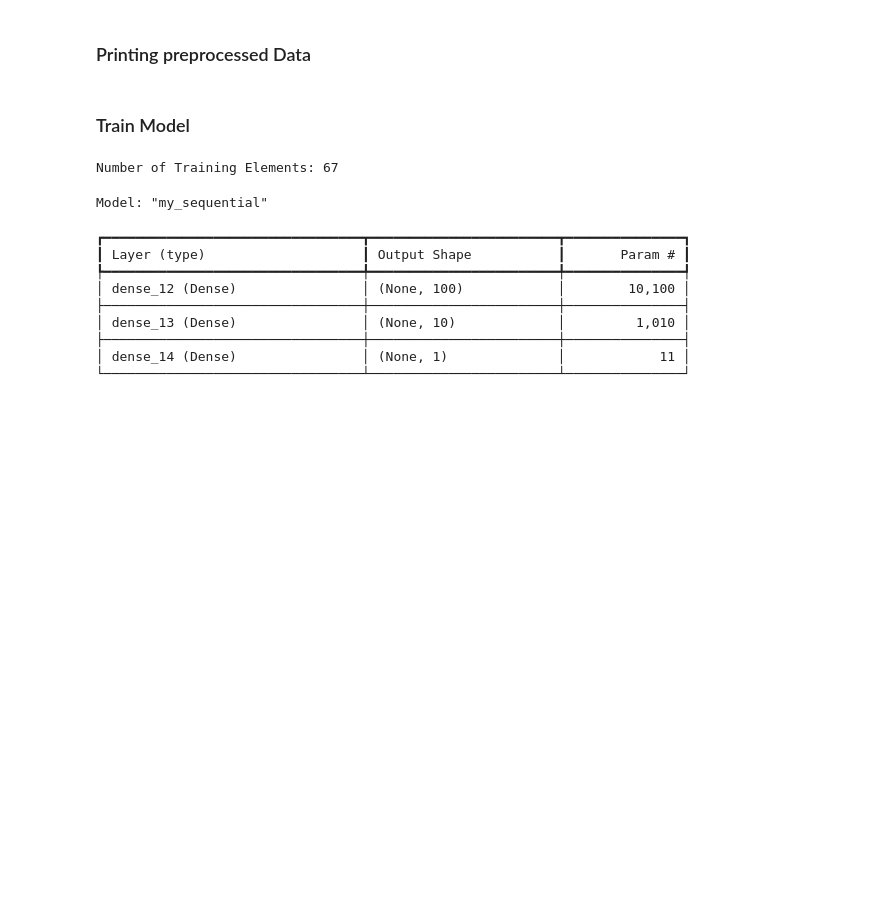
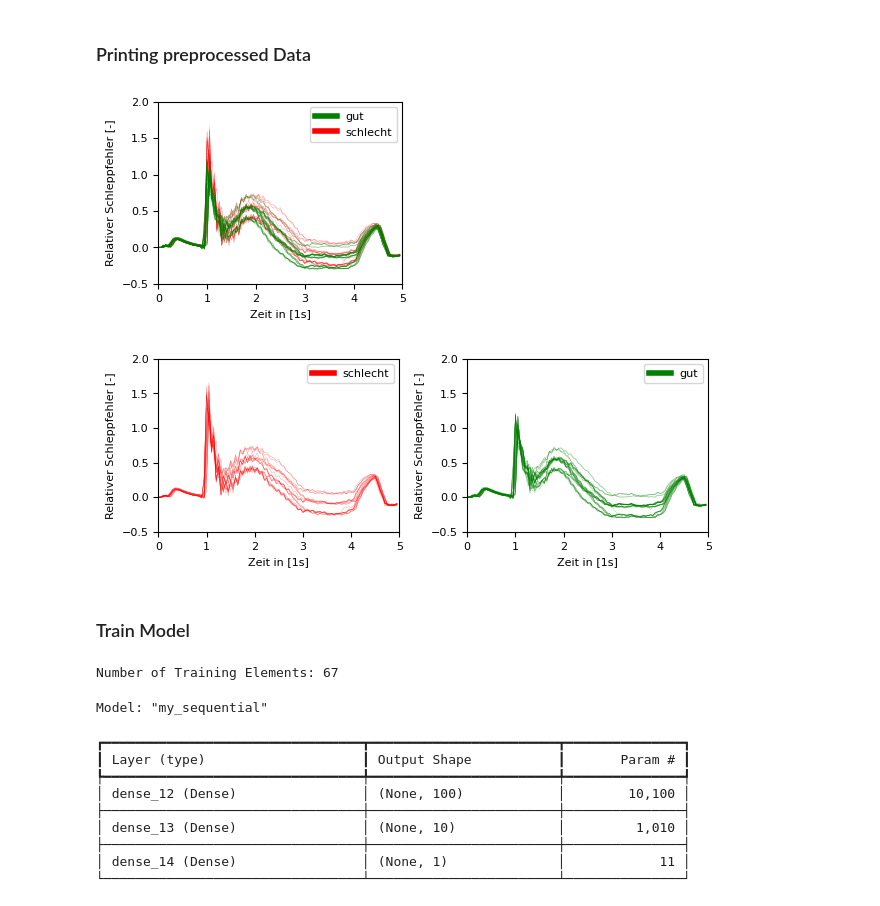
Before and after one commit to schiesem/ai-in-production-example-development, a Jupyter notebook: use-case-2/notebooks/project.ipynb, the cells around one changed output. Drawn from its saved outputs; the diff is of its cells as text; code cells hidden in the pictures; blank space fills up the shorter version.

```diff
--- a/use-case-2/notebooks/project.ipynb
+++ b/use-case-2/notebooks/project.ipynb
@@ -204,8 +229,8 @@ du.save_file(data_frame, PROCESSED_DATA_DIR, FEATURE_FILE_NAME, "pickle")
 # %%
 FEATURE_PATH= f"D:\\work-hsu\\08_code_programms\\ai-in-production-example-development\\use-case-2\\data\processed\\{FEATURE_FILE_NAME}.pickle"
 
-FIG_WIDTH = vu.cm2in(16)
-FIG_HEIGHT = vu.cm2in(7)
+FIG_WIDTH = vu.cm2in(8)
+FIG_HEIGHT = vu.cm2in(6)
 
 data_frame = du.load_file(FEATURE_PATH)
 
@@ -216,39 +241,43 @@ select_data = data_frame[(data_frame[du.MOVING_LABEL]=="up") & (data_frame[du.WE
 fig1, ax1 = plt.subplots(1,1, figsize=(FIG_WIDTH, FIG_HEIGHT))
 
 # figure were both axis are in different graphs
-fig2, (ax2, ax3) = plt.subplots(1,2, figsize=(FIG_WIDTH, FIG_HEIGHT), tight_layout=True)
+fig2, (ax2, ax3) = plt.subplots(1,2, figsize=(2*FIG_WIDTH, FIG_HEIGHT), tight_layout=True)
 
 for index, row in tqdm(select_data.iterrows(), desc="Creating Plot 1"):
     column_names = row[du.DEVICE_DATA_FRAME].columns
     x_col = column_names[0]
     y_col = column_names[5]
     y_values = row[du.DEVICE_DATA_FRAME][y_col]
     x_values = row[du.DEVICE_DATA_FRAME][x_col].subtract(row[du.DEVICE_DATA_FRAME][x_col].iloc[0]).divide(1e3)
     # set the printing color
     if row[du.FREQUENCY_LABEL] == 60:
         temp_color = "r"
-        temp_custom_label = "(bad)"
+        temp_custom_label = "schlecht"
         vu.custom_plot(ax2, x_values, y_values, alpha = 0.5, color = temp_color, linewidth = 0.25,
                         autoscale = False, x_limits=(0, 5), y_limits=(-0.5, 2),
-                        title="Technikum BBG Messwerte vorverarbeitet \n 1710kg (open)", x_label= "Zeit in [1s]", y_label="Relativer Schleppfehler [-]",
+                        title="", x_label= "Zeit in [1s]", y_label="Relativer Schleppfehler [-]",
                         plot_custom_legend = True, custom_label = temp_custom_label)
     if row[du.FREQUENCY_LABEL] == 69:
         temp_color = "g"
-        temp_custom_label = "(good)"
+        temp_custom_label = "gut"
         vu.custom_plot(ax3, x_values, y_values, alpha = 0.5, color = temp_color, linewidth = 0.25,
                         autoscale = False, x_limits=(0, 5), y_limits=(-0.5, 2),
-                        title = "Technikum BBG Messwerte vorverarbeitet \n 1710kg (open)", x_label= "Zeit in [1s]", y_label="Relativer Schleppfehler [-]",
+                        title = "", x_label= "Zeit in [1s]", y_label="Relativer Schleppfehler [-]",
                         plot_custom_legend = True, custom_label = temp_custom_label)
 
     vu.custom_plot(ax1, x_values, y_values, alpha = 0.5, color = temp_color, linewidth = 0.25,
-                    title = "Technikum BBG Messwerte vorverarbeitet \n 1710kg (open)", x_label= "Zeit in [1s]", y_label="Relativer Schleppfehler [-]",
+                    autoscale = False, x_limits=(0, 5), y_limits=(-0.5, 2),
+                    title = "", x_label= "Zeit in [1s]", y_label="Relativer Schleppfehler [-]",
                     plot_custom_legend=True, custom_label=temp_custom_label)
 
 vu.save_fig(fig1, FIG_DIR, "processed_common", overwrite=True)
 vu.save_fig(fig2, FIG_DIR, "processed_seperate", overwrite=True)
 
 fig1.show()
 fig2.show()
+# %% [output]
+[figure, added]
+[figure, added]
 # %% [markdown]
 ### Train Model
 # %%
```
Also changed, not shown: parts of 2 cells of this notebook, 9 other files.
